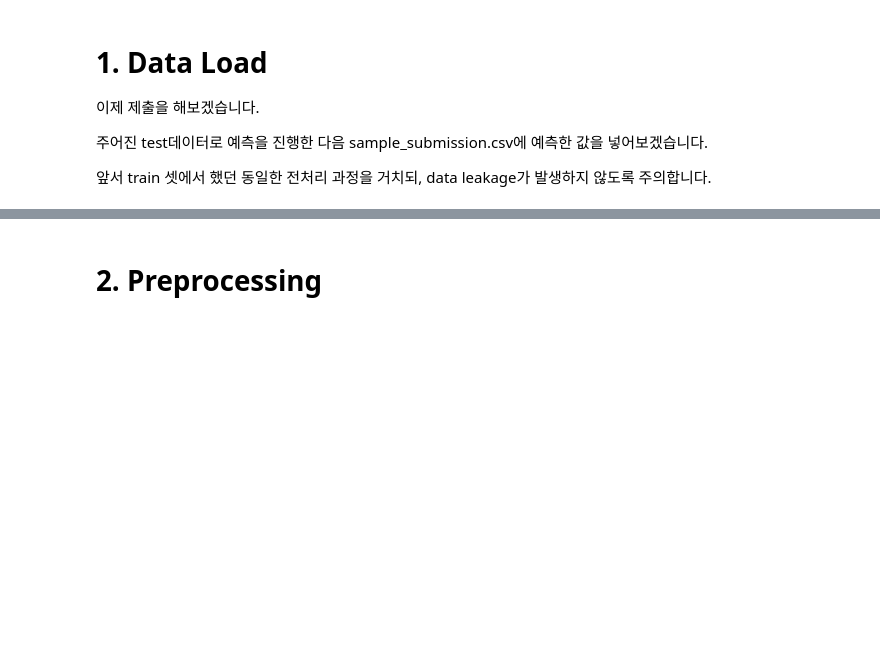
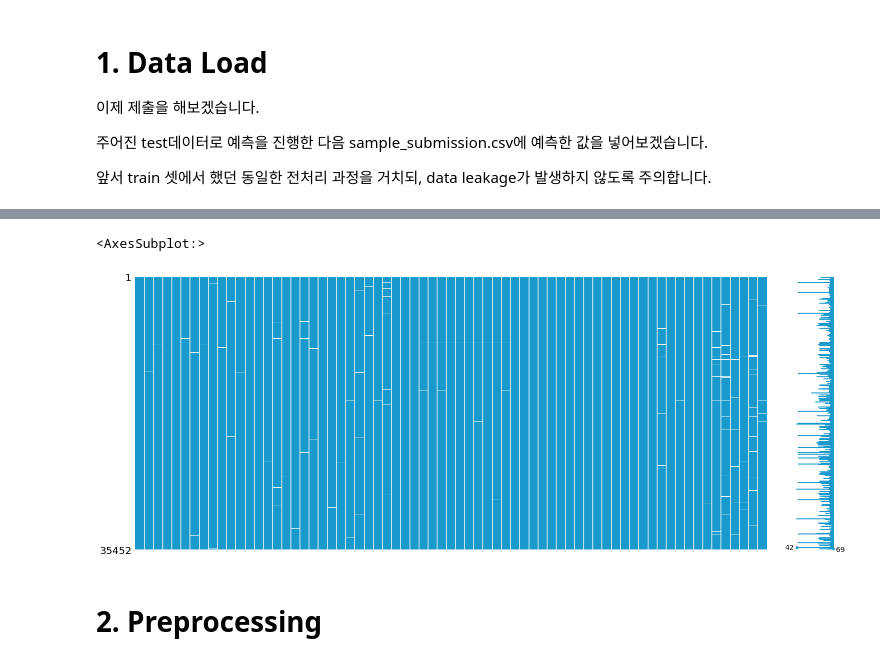
Before and after one commit to Bae-hong-seob/Dacon-SWuniversity-competition, a Jupyter notebook: Dolphin/base_inference.ipynb, the cells around one changed output, grey strips where cells are left out. Saved outputs shown, nothing was run; the diff lists cells and outputs as text; code cells hidden in the pictures; blank space fills up the shorter version.

```diff
--- a/Dolphin/base_inference.ipynb
+++ b/Dolphin/base_inference.ipynb
@@ -42,4 +42,9 @@ test
 35452 rows × 69 columns
+# %%
+msno.matrix(test.iloc[:, :], color=(0.1, 0.6, 0.8))
+# %% [output]
+<AxesSubplot:>
+[figure, added]
 # %% [markdown]
 # 2. Preprocessing
 # %%
```
Also changed, not shown: parts of 1 cell of this notebook, 3 other files.
